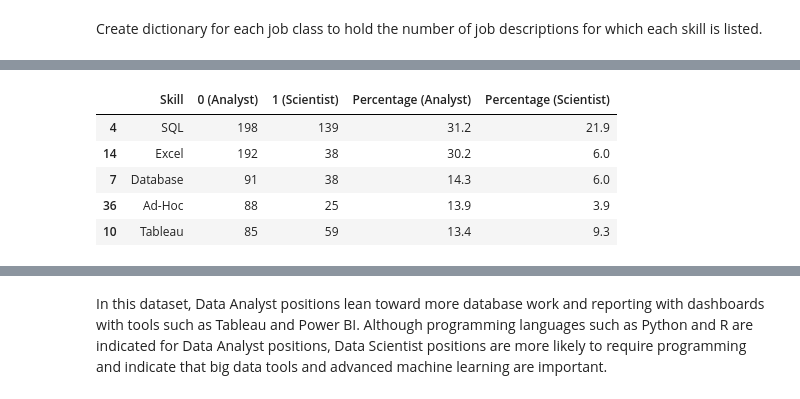
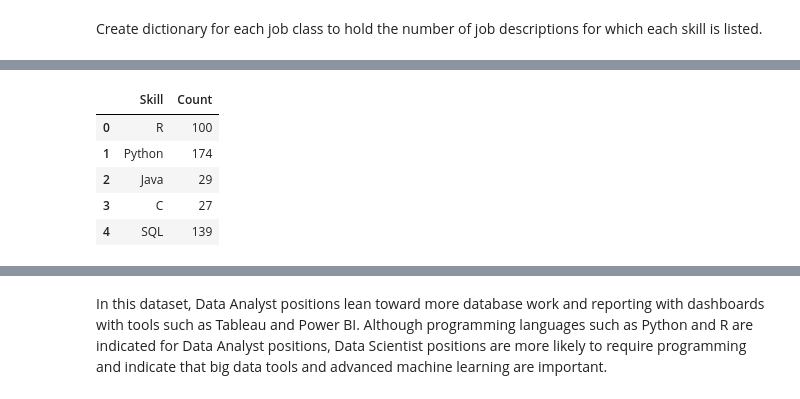
Before and after one commit to jma199/nlp-jobmarket, a Jupyter notebook: 2 main_jobdesc_eda_sql.ipynb, the cells around one changed output, grey strips where cells are left out. Saved outputs shown, nothing was run; the diff lists cells and outputs as text; code cells hidden in the pictures.

```diff
--- a/2 main_jobdesc_eda_sql.ipynb
+++ b/2 main_jobdesc_eda_sql.ipynb
@@ -584,3 +559,14 @@ skill_df2.head()
+# %%
+skill1_df = pd.DataFrame.from_dict(skills1_dict, orient='index').reset_index()
+skill1_df.rename(columns={'index': 'Skill', 0: 'Count'}, inplace=True)
+skill1_df.head()
+# %% [output]
+|  | Skill | Count |
+| 0 | R | 100 |
+| 1 | Python | 174 |
+| 2 | Java | 29 |
+| 3 | C | 27 |
+| 4 | SQL | 139 |
 # %%
 # normalize data
 def calc_pctg(x, df):
@@ -594,10 +575,0 @@ skill_df2['Percentage (Scientist)'] = skill_df2['1 (Scientist)'].map(lambda x: c
-# %%
-skill_df2.sort_values(by=['0 (Analyst)'], inplace=True, ascending=False)
-skill_df2.head()
-# %% [output]
-|  | Skill | 0 (Analyst) | 1 (Scientist) | Percentage (Analyst) | Percentage (Scientist) |
-| 4 | SQL | 198 | 139 | 31.2 | 21.9 |
-| 14 | Excel | 192 | 38 | 30.2 | 6.0 |
-| 7 | Database | 91 | 38 | 14.3 | 6.0 |
-| 36 | Ad-Hoc | 88 | 25 | 13.9 | 3.9 |
-| 10 | Tableau | 85 | 59 | 13.4 | 9.3 |
```
Also changed, not shown: parts of 12 cells of this notebook.
